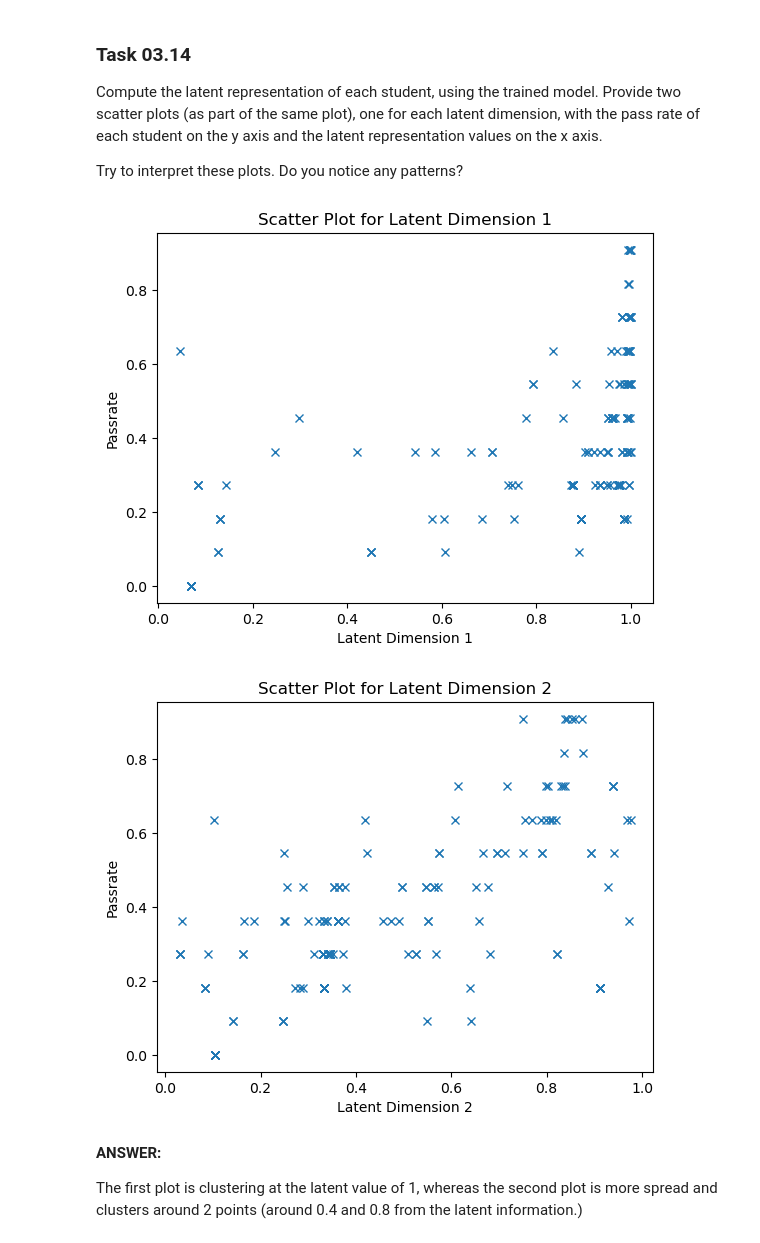
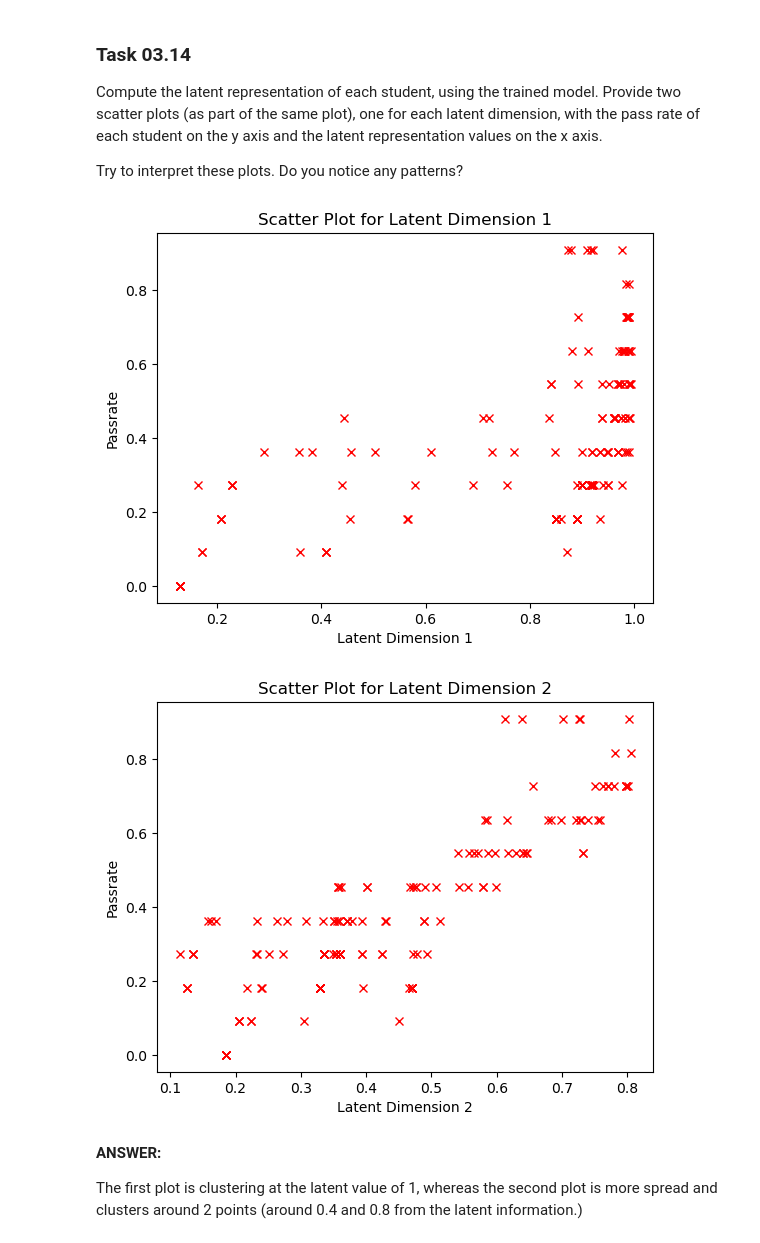
Before and after one commit to d3nnis2001/Data-Mining-Lecture, a Jupyter notebook: Abgabe3/sheet03.ipynb, the cells around one changed output. Cells and saved outputs as stored; diff of their text form; code cells hidden in the pictures.

```diff
--- a/Abgabe3/sheet03.ipynb
+++ b/Abgabe3/sheet03.ipynb
@@ -544,7 +563,6 @@ import torch
 class VAE_IRT_Model(torch.nn.Module):
     def __init__(self, C=1000, num_epochs=1000, learning_rate=1E-2, latent_dim=2):
         super(VAE_IRT_Model, self).__init__()
-
         self.C_ = C
         self.num_epochs_ = num_epochs
         self.learning_rate_ = learning_rate
@@ -587,7 +605,6 @@ class VAE_IRT_Model(torch.nn.Module):
         mu, _ = torch.chunk(enc_output, 2, dim=1)
         abilities = mu
         logits = self.decoder(abilities)
-
         return logits
 
     def predict(self, X=None):
@@ -597,9 +614,7 @@ class VAE_IRT_Model(torch.nn.Module):
 
     def vae_loss(self, recon_x, x, mu, logvar):
         bce_loss = torch.nn.functional.binary_cross_entropy(recon_x, x, reduction='sum')
-        kld_loss = -0.5 * torch.sum(1 + logvar - mu.pow(2) - logvar.exp())
-
-        return bce_loss + kld_loss
+        return bce_loss
 
     def fit(self, X):
         X = torch.tensor(X, dtype=torch.float)
@@ -621,7 +636,7 @@ class VAE_IRT_Model(torch.nn.Module):
 Fit your model to the data matrix `X`. After fitting the model, compute the accuracy of the model and print it.
 # %%
 X = torch.tensor(X, dtype=torch.float)
-vaemodel = VAE_IRT_Model(C=2000, num_epochs=2000, latent_dim=4)
+vaemodel = VAE_IRT_Model(C=2000, num_epochs=2000, latent_dim=2)
 
 
 vaemodel.fit(X)
@@ -637,22 +670,22 @@ Try to interpret these plots. Do you notice any patterns?
 # %%
 pass_rates = np.mean(X.numpy(), axis=1)
 
 latent = vaemodel.predict_logits(X).detach().numpy()
 
-plt.plot(latent[:,0], pass_rates, 'x')
+plt.plot(latent[:,0], pass_rates, "x", c="red")
 plt.xlabel("Latent Dimension 1")
 plt.ylabel("Passrate")
-plt.title('Scatter Plot for Latent Dimension 1')
+plt.title("Scatter Plot for Latent Dimension 1")
 plt.show()
 
-plt.plot(latent[:,1], pass_rates, 'x')
+plt.plot(latent[:,1], pass_rates, "x", c="red")
 plt.xlabel("Latent Dimension 2")
 plt.ylabel("Passrate")
-plt.title('Scatter Plot for Latent Dimension 2')
+plt.title("Scatter Plot for Latent Dimension 2")
 plt.show()
 # %% [output]
-[figure, old version]
+[figure, new version]
-[figure, old version]
+[figure, new version]
 # %% [markdown]
 **ANSWER:**
 
```
Also changed, not shown: parts of 5 cells of this notebook, 4 other files.
